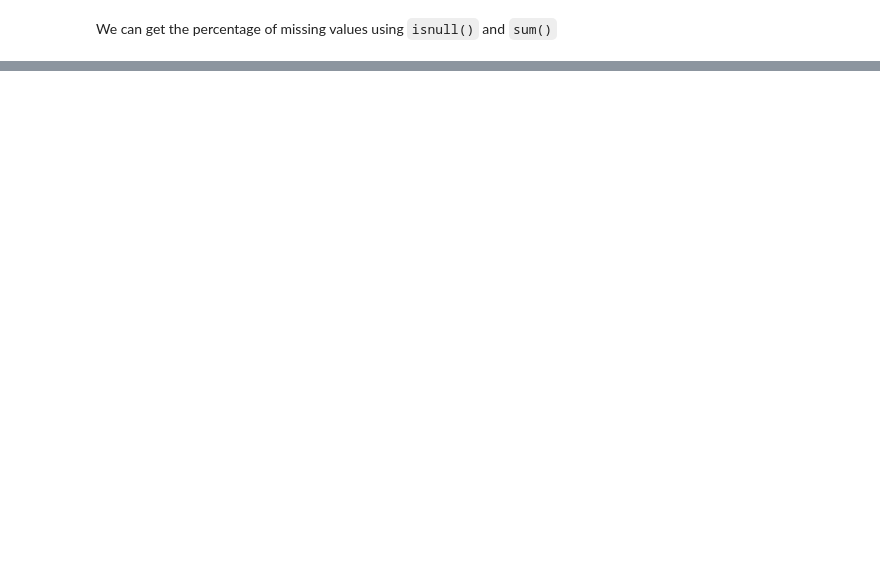
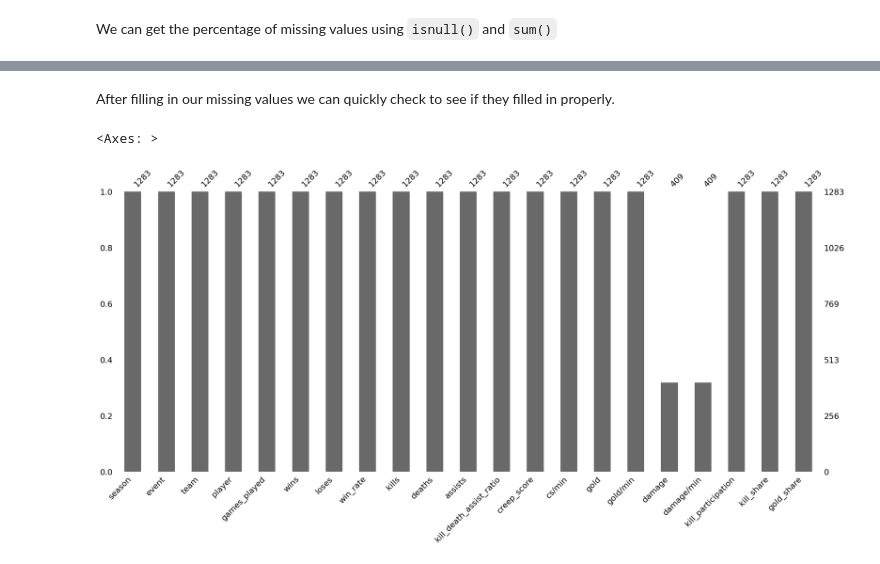
Before and after one commit to Ly-Mark/FrameWise, a Jupyter notebook: notebooks/Supervised Algorithms/LinearRegression.ipynb, the cells around one changed output, grey strips where cells are left out. Saved outputs shown, nothing was run; the diff lists cells and outputs as text; code cells hidden in the pictures; blank space fills up the shorter version.

```diff
--- a/notebooks/Supervised Algorithms/LinearRegression.ipynb
+++ b/notebooks/Supervised Algorithms/LinearRegression.ipynb
@@ -133,0 +169,12 @@ dtype: float64
+# %%
+# Subset missing values
+missing_values1 = df[df['season']<4]
+
+# calculating average team gold per team each season
+team_gold_1_3 = missing_values1.groupby(['season','team'])['gold'].sum().rename("team_gold")
+
+# calculating average team kills per team each season
+team_kills_1_3 = missing_values1.groupby(['season','team'])['kills'].sum().rename("team_kills")
+
+# merging team_gold and team_kills back into dataframe
+missing_values2 = missing_values1.merge(team_gold_1_3,how='outer',on=['season','team']).merge(team_kills_1_3,how='outer',on=['season','team'])
@@ -133,0 +199,9 @@ dtype: float64
+# %%
+# filling in the gold_share using the calculation above
+missing_values2['gold_share'] = round(missing_values2['gold']/missing_values2['team_gold'] * 100,2)
+
+# filling in the kill_share using the calculation above
+missing_values2['kill_share'] = round(missing_values2['kills']/missing_values2['team_kills'] * 100,2)
+
+# filling in the kill_participation using the calculation above
+missing_values2['kill_participation'] = round((missing_values2['kills']+missing_values2["assists"])/missing_values2['team_kills'] *100,2)
@@ -133,0 +222,10 @@ dtype: float64
+# %%
+# Updates our existing df
+df.update(missing_values2)
+# %% [markdown]
+After filling in our missing values we can quickly check to see if they filled in properly.
+# %%
+msno.bar(df)
+# %% [output]
+<Axes: >
+[figure, added]
```
Also changed, not shown: parts of 23 cells of this notebook.
